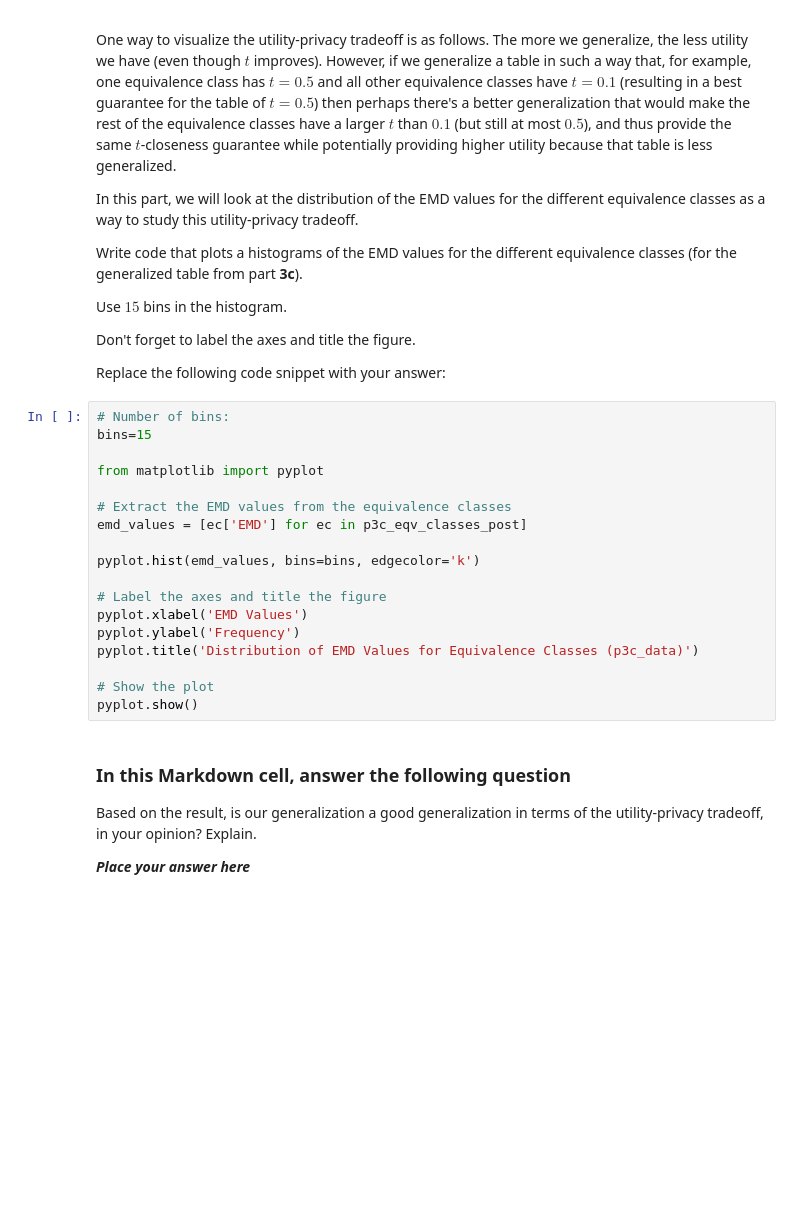
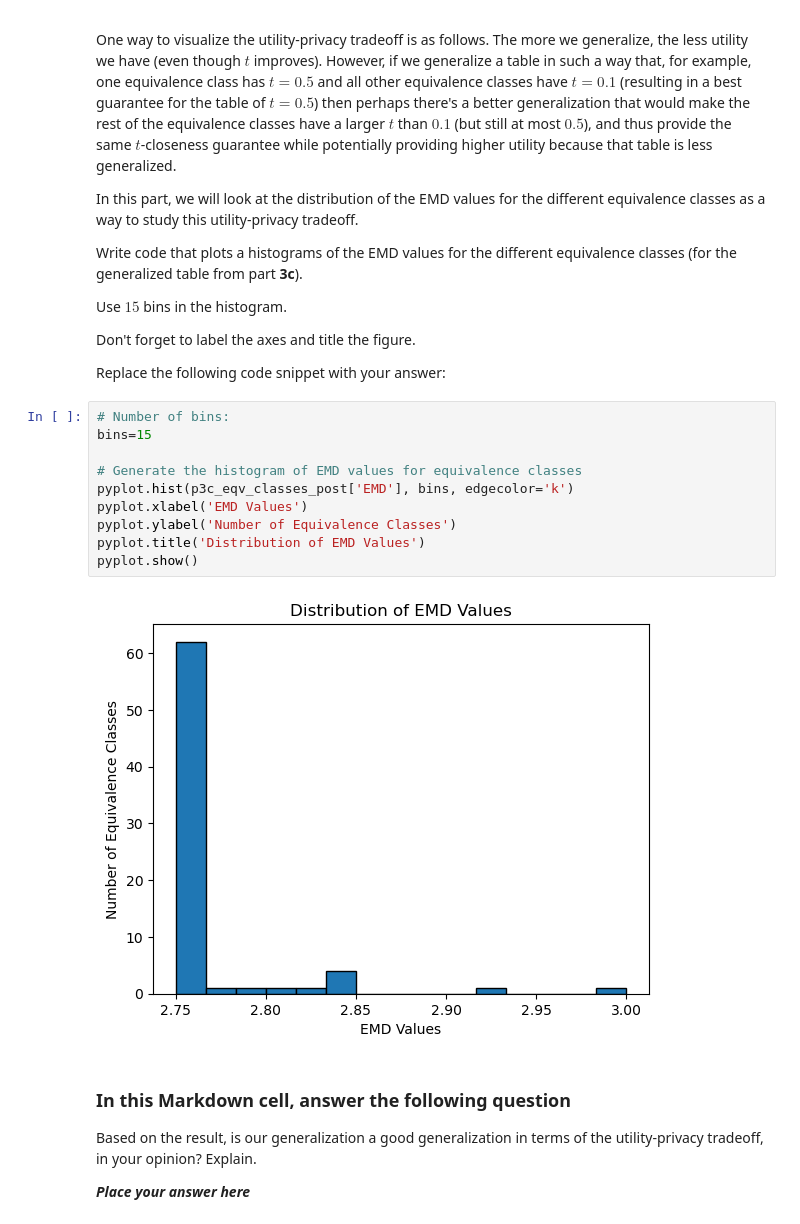
Before and after one commit to marcelolunavilar/PrivacyEngineering, a Jupyter notebook: Lab2 Marcelo.ipynb, the cells around one changed output. Drawn from its saved outputs; the diff is of its cells as text; blank space fills up the shorter version.

```diff
--- a/Lab2 Marcelo.ipynb
+++ b/Lab2 Marcelo.ipynb
@@ -1449,21 +1417,15 @@ Replace the following code snippet with your answer:
 # %%
 # Number of bins:
 bins=15
 
-from matplotlib import pyplot
-
-# Extract the EMD values from the equivalence classes
-emd_values = [ec['EMD'] for ec in p3c_eqv_classes_post]
-
-pyplot.hist(emd_values, bins=bins, edgecolor='k')
-
-# Label the axes and title the figure
+# Generate the histogram of EMD values for equivalence classes
+pyplot.hist(p3c_eqv_classes_post['EMD'], bins, edgecolor='k')
 pyplot.xlabel('EMD Values')
-pyplot.ylabel('Frequency')
-pyplot.title('Distribution of EMD Values for Equivalence Classes (p3c_data)')
-
-# Show the plot
+pyplot.ylabel('Number of Equivalence Classes')
+pyplot.title('Distribution of EMD Values')
 pyplot.show()
+# %% [output]
+[figure, added]
 # %% [markdown]
 ### In this Markdown cell, answer the following question
 
```
Also changed, not shown: parts of 15 cells of this notebook.
